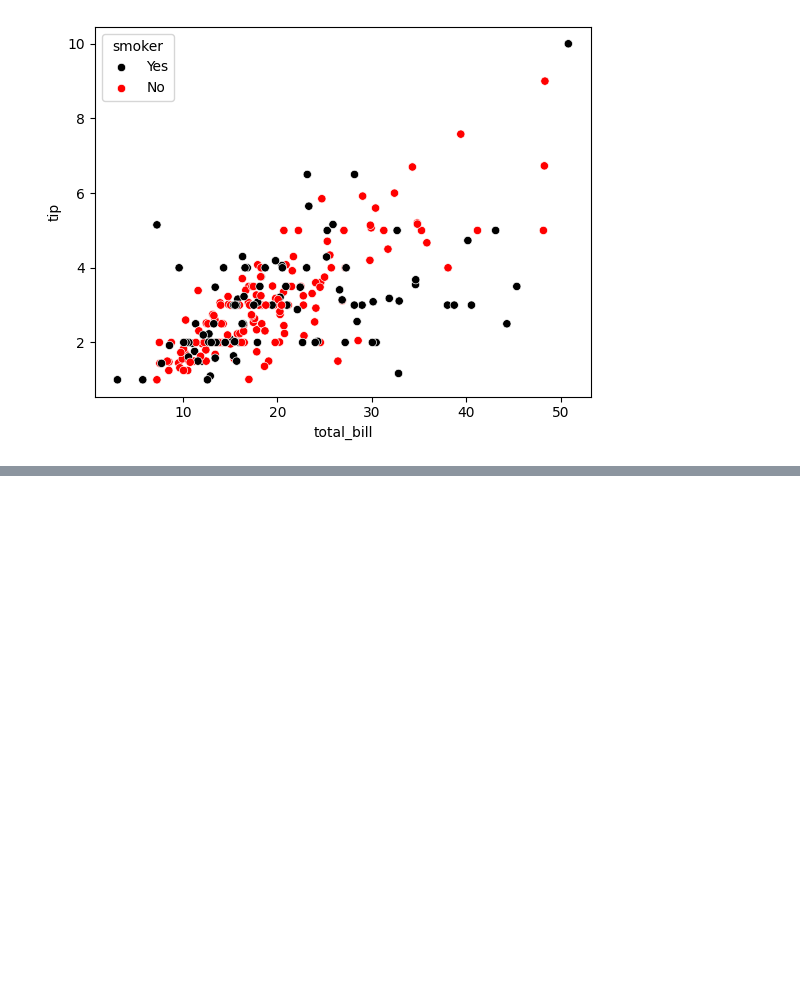
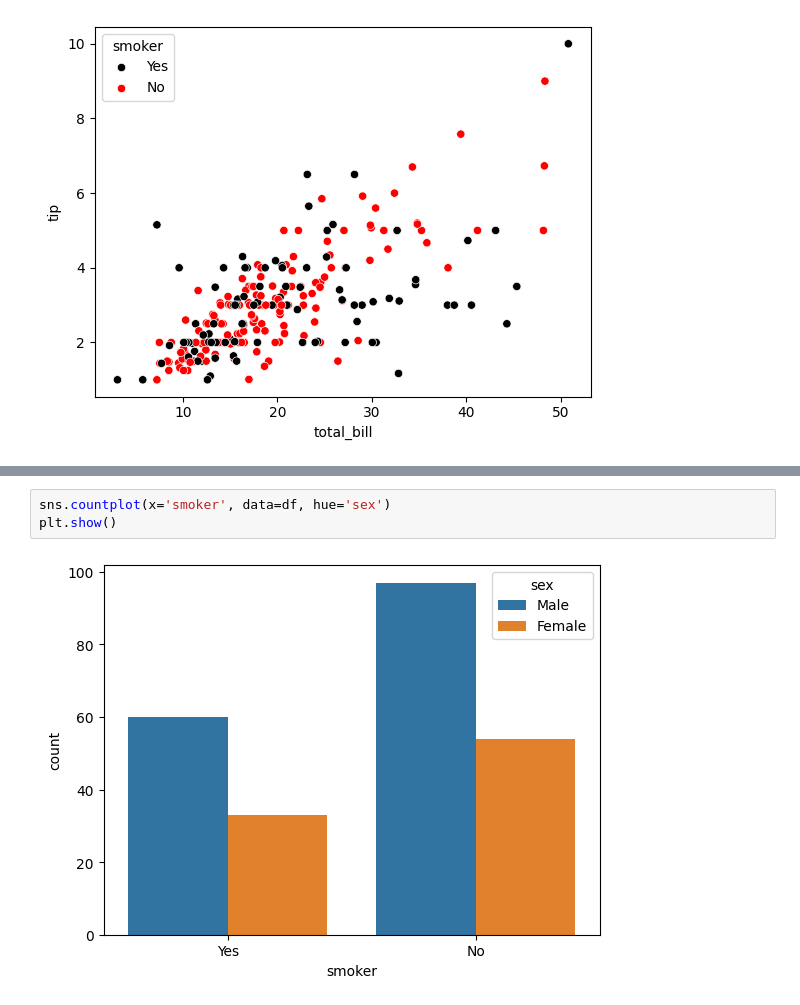
Before and after one commit to sachin5031/Python_Data_Visualization, a Jupyter notebook: Seaborn_08.ipynb, the cells around one changed output, grey strips where cells are left out. Cells and saved outputs as stored; diff of their text form; blank space fills up the shorter version.

```diff
--- a/Seaborn_08.ipynb
+++ b/Seaborn_08.ipynb
@@ -66,0 +75,5 @@ plt.show()
+# %%
+sns.countplot(x='smoker', data=df, hue='sex')
+plt.show()
+# %% [output]
+[figure, added]
```
Also changed, not shown: parts of 8 cells of this notebook.
